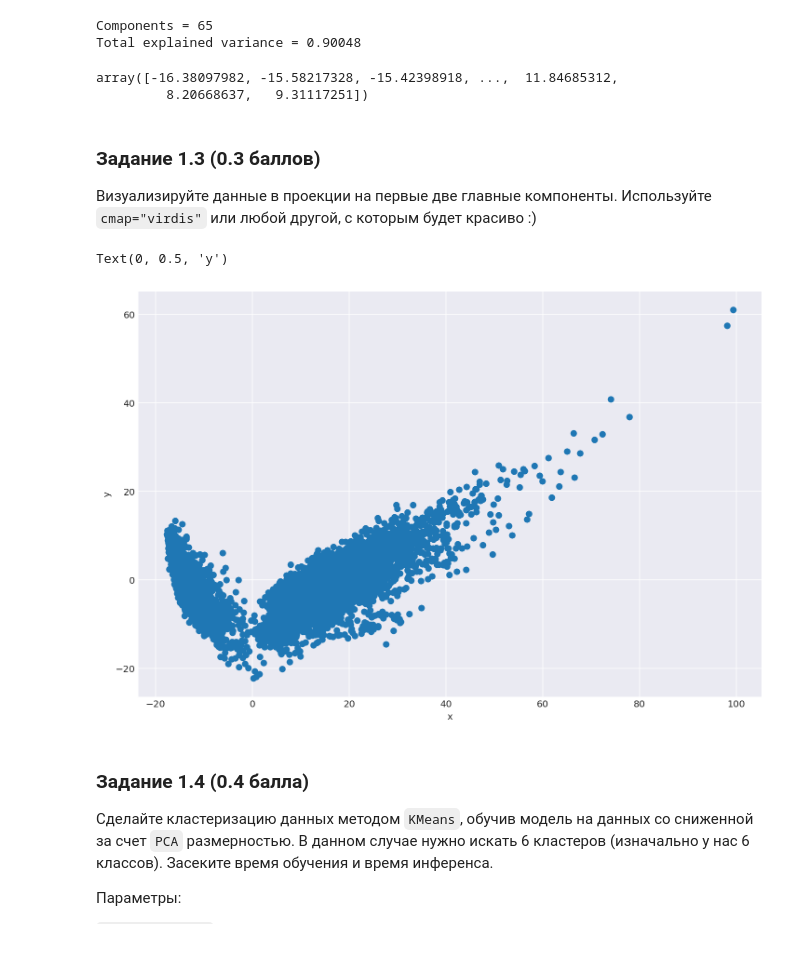
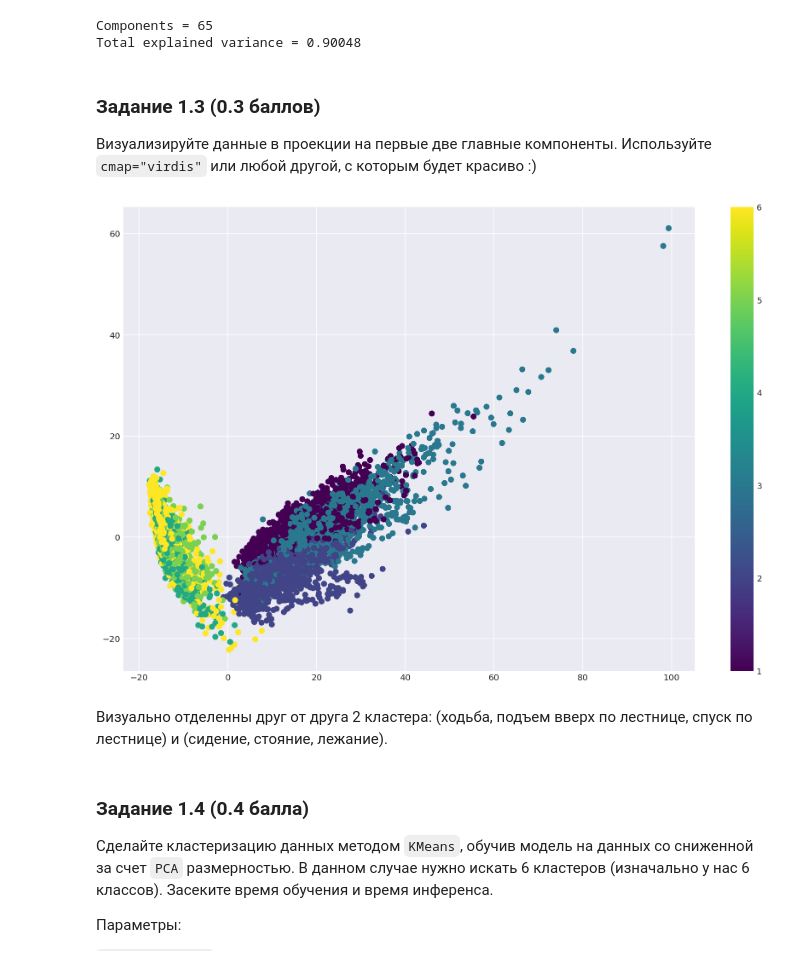
Before and after one commit to Kulikov17/MLDS_ML, a Jupyter notebook: HW4/clustering.ipynb, the cells around one changed output. Drawn from its saved outputs; the diff is of its cells as text; code cells hidden in the pictures.

````diff
--- a/HW4/clustering.ipynb
+++ b/HW4/clustering.ipynb
@@ -55,3 +43,12 @@ y = read_data('samsung_train_labels.txt', int) + read_data('samsung_test_labels.
+# %%
+X_train = np.loadtxt(root_path + 'samsung_train.txt')
+y_train = np.loadtxt(root_path + 'samsung_train_labels.txt').astype(int)
+
+X_test = np.loadtxt(root_path + 'samsung_test.txt')
+y_test = np.loadtxt(root_path + 'samsung_test_labels.txt').astype(int)
+# %%
+X = np.vstack([X_train, X_test])
+y = np.hstack([y_train, y_test])
 # %%
 np.unique(y)
 # %% [output]
@@ -93,23 +90,18 @@ print("Total explained variance =", round(pca.explained_variance_ratio_.sum(),5)
 # %% [output]
 Components = 65
 Total explained variance = 0.90048
-# %%
-X_pca[..., 0]
-# %% [output]
-array([-16.38097982, -15.58217328, -15.42398918, ...,  11.84685312,
-         8.20668637,   9.31117251])
 # %% [markdown]
 ### Задание 1.3 (0.3 баллов)
 
 Визуализируйте данные в проекции на первые две главные компоненты. Используйте ```cmap="virdis"``` или любой другой, с которым будет красиво :)
 # %%
-plt.figure(figsize=(12,8))
-plt.scatter(X_pca[...,0], X_pca[...,1], cmap='viridis')
-plt.xlabel('x')
-plt.ylabel('y')
+plt.figure(figsize=(15,10))
+plt.scatter(X_pca[...,0], X_pca[...,1], c=y, cmap='viridis');
+plt.colorbar();
 # %% [output]
-Text(0, 0.5, 'y')
-[figure, old version]
+[figure, new version]
+# %% [markdown]
+Визуально отделенны друг от друга 2 кластера: (ходьба, подъем вверх по лестнице, спуск по лестнице) и (сидение, стояние, лежание).
 # %% [markdown]
 ### Задание 1.4 (0.4 балла)
 
````
Also changed, not shown: parts of 34 cells of this notebook.
